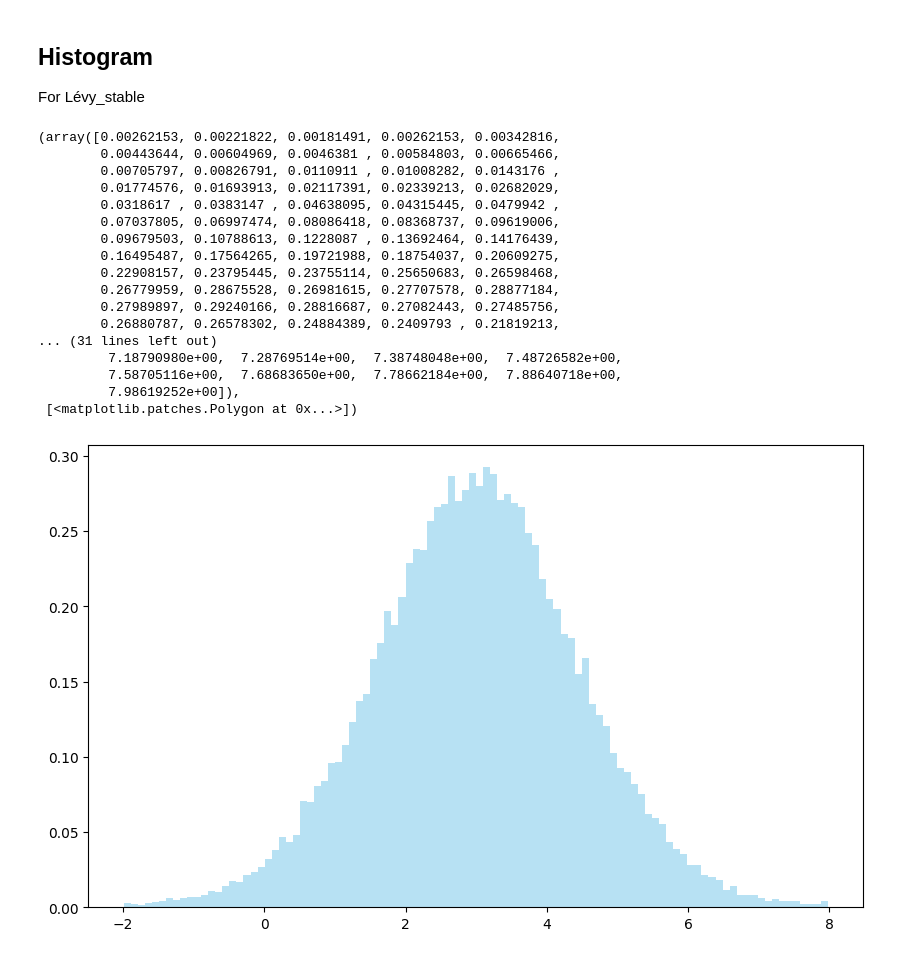
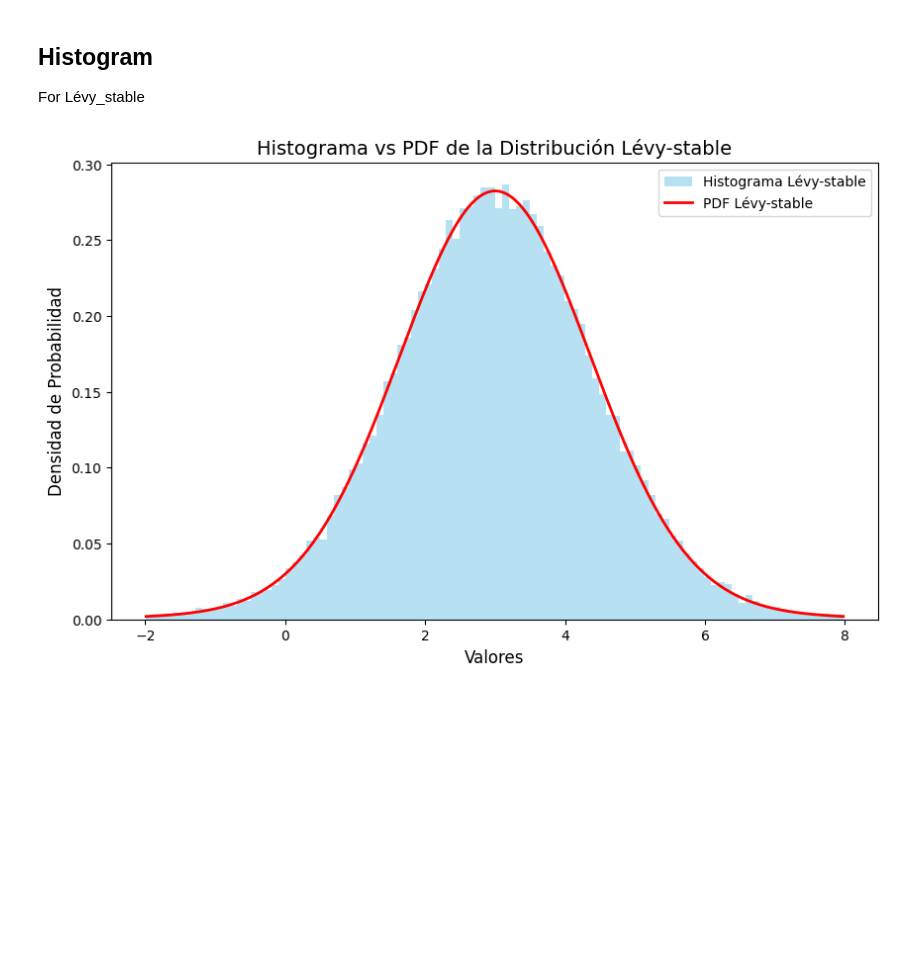
Before and after one commit to CharCAFI/Topico-de-Industria-I, a Jupyter notebook: Assignment1.ipynb, the cells around one changed output. Cells and saved outputs as stored; diff of their text form; code cells hidden in the pictures; blank space fills up the shorter version.

Commit message:
Agregamos la gráfica  PDF de la función de Lévy - Stable y vemos que se comporta igual que el histograma, como era de esperarse

```diff
--- a/Assignment1.ipynb
+++ b/Assignment1.ipynb
@@ -330,31 +330,31 @@ sample_size = 50000
 # %%
 # Generar valores aleatorios desde la distribución Lévy-stable
 r = levy_stable.rvs(alpha, beta, loc=m, scale=scale, size=sample_size)
 
 # Limitar el rango de valores para evitar outliers en el histograma
 r = r[(r > -2) & (r < 8)]
 
 # Crear figura
 fig, ax = plt.subplots(1, 1, figsize=(10, 6))
 
 # Graficar el histograma
 ax.hist(r, bins=100, density=True, histtype='stepfilled', color='skyblue', alpha=0.6, label='Histograma Lévy-stable')
+# Generar el PDF teórico (curva) para los mismos parámetros
+x = np.linspace(min(r), max(r), 1000)
+pdf = levy_stable.pdf(x, alpha, beta, loc=m, scale=scale)
+
+# Graficar la curva del PDF
+ax.plot(x, pdf, 'r-', lw=2, label='PDF Lévy-stable')
+
+# Etiquetas y título
+ax.set_title('Histograma vs PDF de la Distribución Lévy-stable', fontsize=14)
+ax.set_xlabel('Valores', fontsize=12)
+ax.set_ylabel('Densidad de Probabilidad', fontsize=12)
+
+# Leyenda
+ax.legend()
+
+# Mostrar gráfica
+plt.show()
 # %% [output]
-(array([0.00262153, 0.00221822, 0.00181491, 0.00262153, 0.00342816,
-        0.00443644, 0.00604969, 0.0046381 , 0.00584803, 0.00665466,
-        0.00705797, 0.00826791, 0.0110911 , 0.01008282, 0.0143176 ,
-        0.01774576, 0.01693913, 0.02117391, 0.02339213, 0.02682029,
-        0.0318617 , 0.0383147 , 0.04638095, 0.04315445, 0.0479942 ,
-        0.07037805, 0.06997474, 0.08086418, 0.08368737, 0.09619006,
-        0.09679503, 0.10788613, 0.1228087 , 0.13692464, 0.14176439,
-        0.16495487, 0.17564265, 0.19721988, 0.18754037, 0.20609275,
-        0.22908157, 0.23795445, 0.23755114, 0.25650683, 0.26598468,
-        0.26779959, 0.28675528, 0.26981615, 0.27707578, 0.28877184,
-        0.27989897, 0.29240166, 0.28816687, 0.27082443, 0.27485756,
-        0.26880787, 0.26578302, 0.24884389, 0.2409793 , 0.21819213,
-... (31 lines left out)
-         7.18790980e+00,  7.28769514e+00,  7.38748048e+00,  7.48726582e+00,
-         7.58705116e+00,  7.68683650e+00,  7.78662184e+00,  7.88640718e+00,
-         7.98619252e+00]),
- [<matplotlib.patches.Polygon at 0x...>])
-[figure, old version]
+[figure, new version]
```
